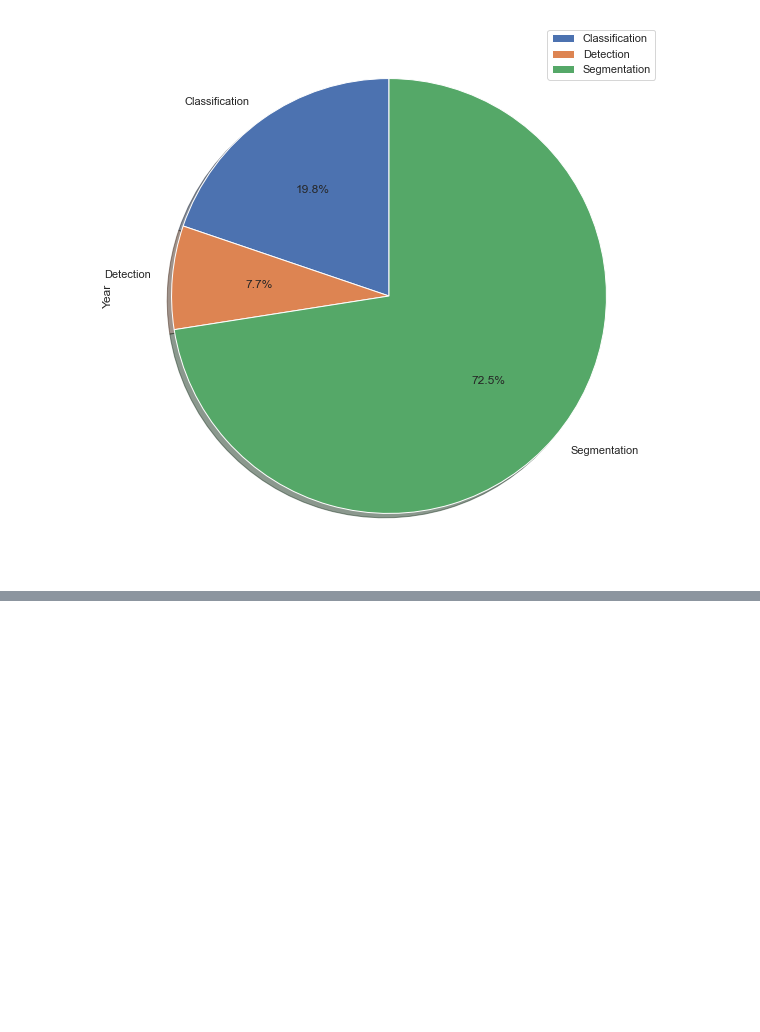
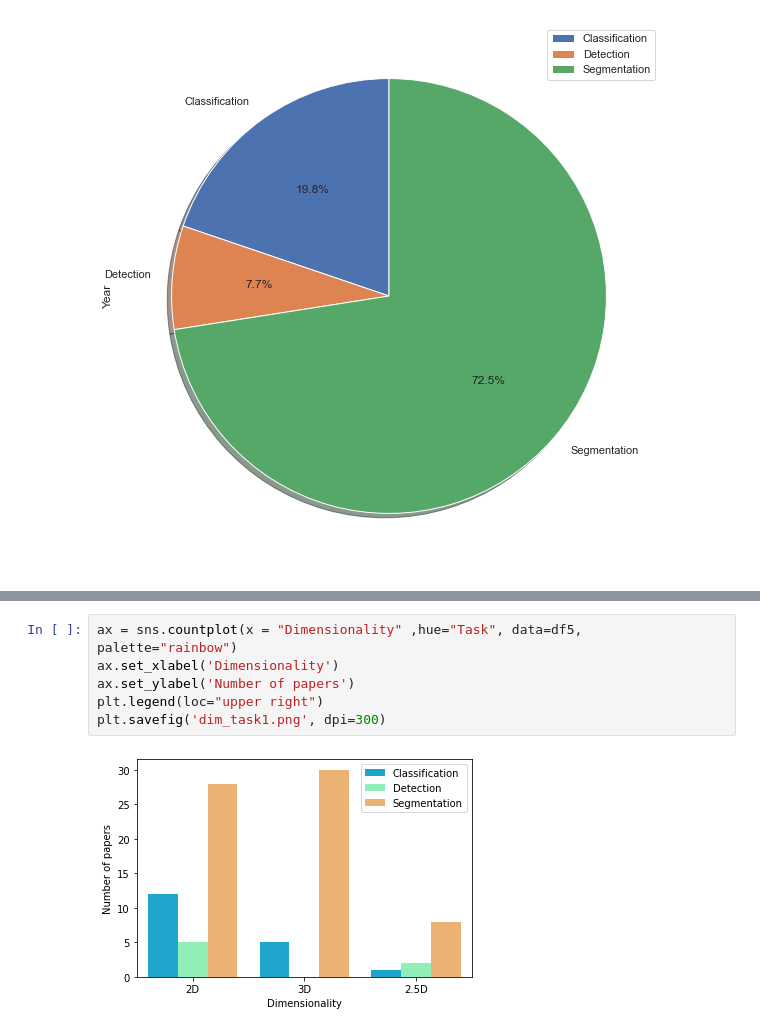
Before and after one commit to Pravdaray/CSV-Analysis-using-Pandas, a Jupyter notebook: review_analysis.ipynb, the cells around one changed output, grey strips where cells are left out. Cells and saved outputs as stored; diff of their text form; blank space fills up the shorter version.

```diff
--- a/review_analysis.ipynb
+++ b/review_analysis.ipynb
@@ -274,0 +277,8 @@ plt.savefig('methodology_task1.png', dpi=300)
+# %%
+ax = sns.countplot(x = "Dimensionality" ,hue="Task", data=df5, palette="rainbow")
+ax.set_xlabel('Dimensionality')
+ax.set_ylabel('Number of papers')
+plt.legend(loc="upper right")
+plt.savefig('dim_task1.png', dpi=300)
+# %% [output]
+[figure, added]
```
Also changed, not shown: parts of 5 cells of this notebook.
